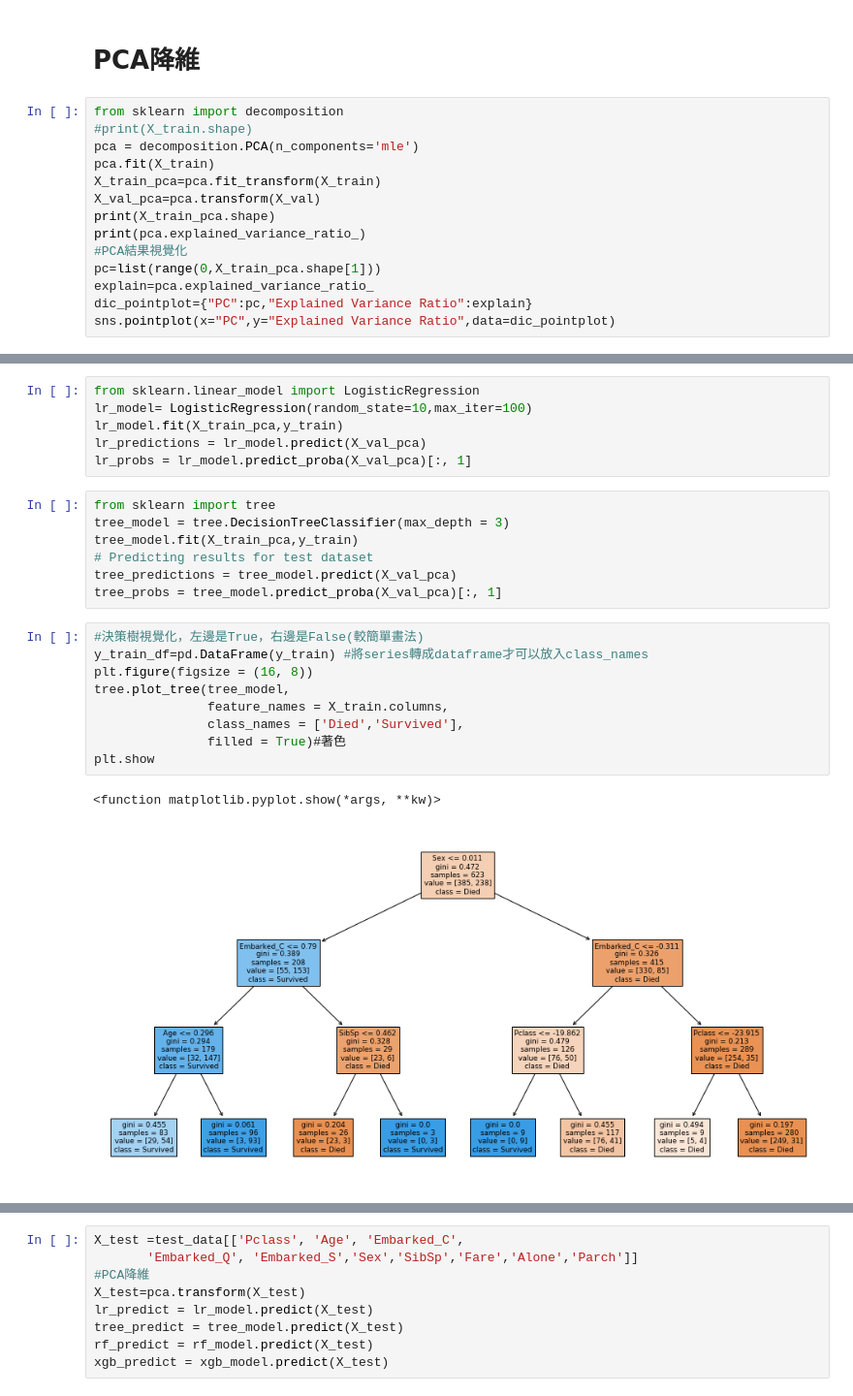
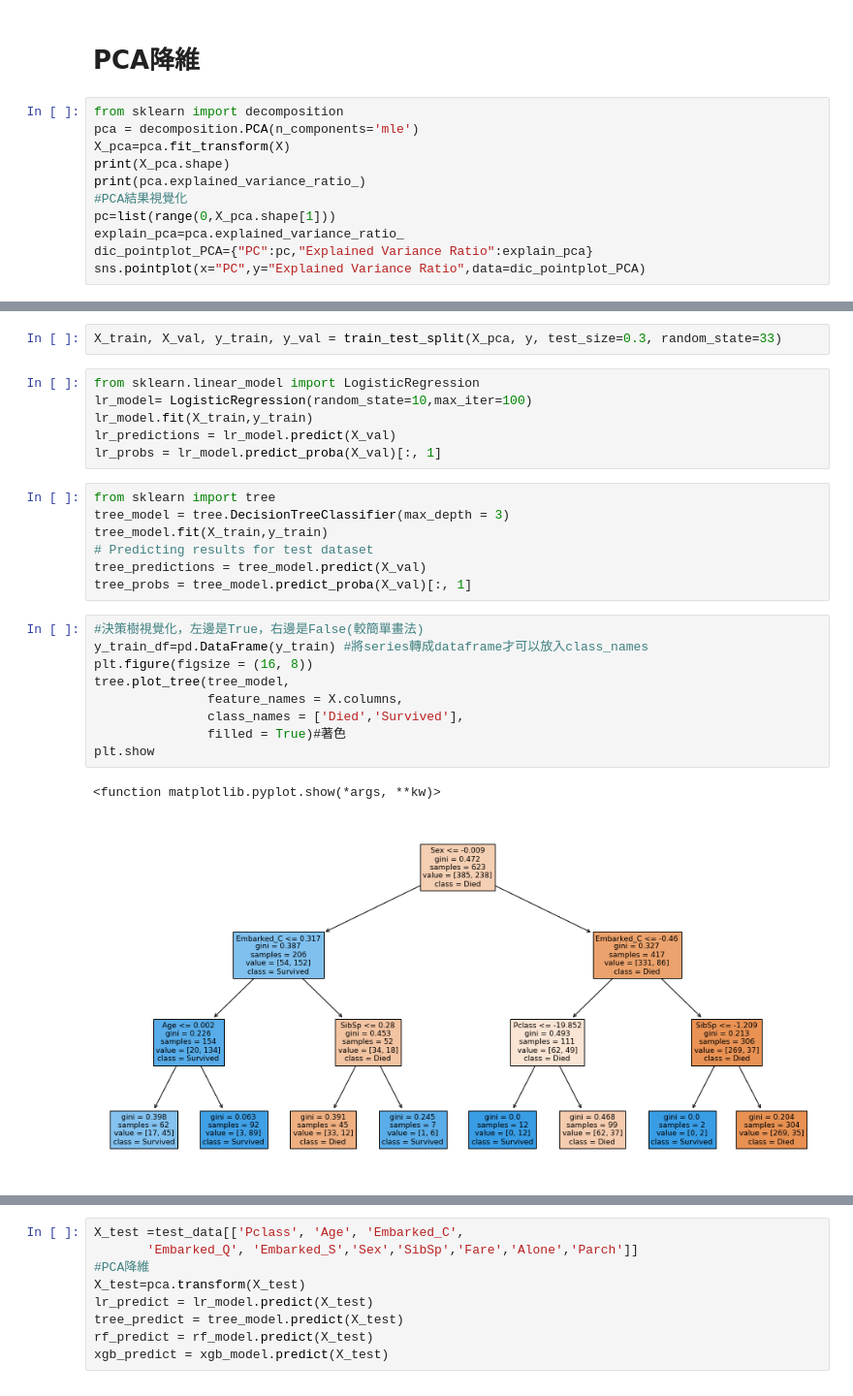
Before and after one commit to jimmyfu87/DataScience_Project, a Jupyter notebook: Python/Kaggle_Titanic_sklearn_keras.ipynb, the cells around one changed output, grey strips where cells are left out. Shown: that part at 97% size. Saved outputs shown, nothing was run; the diff lists cells and outputs as text.

```diff
--- a/Python/Kaggle_Titanic_sklearn_keras.ipynb
+++ b/Python/Kaggle_Titanic_sklearn_keras.ipynb
@@ -232,16 +231,13 @@ X_train, X_val, y_train, y_val = train_test_split(X, y, test_size=0.3, random_st
 # PCA降維
 # %%
 from sklearn import decomposition
-#print(X_train.shape)
 pca = decomposition.PCA(n_components='mle')
-pca.fit(X_train)
-X_train_pca=pca.fit_transform(X_train)
-X_val_pca=pca.transform(X_val)
-print(X_train_pca.shape)
+X_pca=pca.fit_transform(X)
+print(X_pca.shape)
 print(pca.explained_variance_ratio_)
 #PCA結果視覺化
-pc=list(range(0,X_train_pca.shape[1]))
-explain=pca.explained_variance_ratio_
-dic_pointplot={"PC":pc,"Explained Variance Ratio":explain}
-sns.pointplot(x="PC",y="Explained Variance Ratio",data=dic_pointplot)
+pc=list(range(0,X_pca.shape[1]))
+explain_pca=pca.explained_variance_ratio_
+dic_pointplot_PCA={"PC":pc,"Explained Variance Ratio":explain_pca}
+sns.pointplot(x="PC",y="Explained Variance Ratio",data=dic_pointplot_PCA)
 # %% [output]
@@ -254,28 +261,30 @@ sns.pointplot(x="PC",y="Explained Variance Ratio",data=dic_pointplot)
+# %%
+X_train, X_val, y_train, y_val = train_test_split(X_pca, y, test_size=0.3, random_state=33)
 # %%
 from sklearn.linear_model import LogisticRegression
 lr_model= LogisticRegression(random_state=10,max_iter=100)
-lr_model.fit(X_train_pca,y_train)
-lr_predictions = lr_model.predict(X_val_pca)
-lr_probs = lr_model.predict_proba(X_val_pca)[:, 1]
+lr_model.fit(X_train,y_train)
+lr_predictions = lr_model.predict(X_val)
+lr_probs = lr_model.predict_proba(X_val)[:, 1]
 # %%
 from sklearn import tree
 tree_model = tree.DecisionTreeClassifier(max_depth = 3)
-tree_model.fit(X_train_pca,y_train)
+tree_model.fit(X_train,y_train)
 # Predicting results for test dataset
-tree_predictions = tree_model.predict(X_val_pca)
-tree_probs = tree_model.predict_proba(X_val_pca)[:, 1]
+tree_predictions = tree_model.predict(X_val)
+tree_probs = tree_model.predict_proba(X_val)[:, 1]
 # %%
 #決策樹視覺化，左邊是True，右邊是False(較簡單畫法)
 y_train_df=pd.DataFrame(y_train) #將series轉成dataframe才可以放入class_names
 plt.figure(figsize = (16, 8))
 tree.plot_tree(tree_model,
-               feature_names = X_train.columns,
+               feature_names = X.columns,
                class_names = ['Died','Survived'],
                filled = True)#著色
 plt.show
 # %% [output]
 <function matplotlib.pyplot.show(*args, **kw)>
-[figure, old version]
+[figure, new version]
 # %%
 from sklearn.ensemble import RandomForestClassifier
 # Create the model with 100 trees
```
Also changed, not shown: parts of 20 cells of this notebook.
